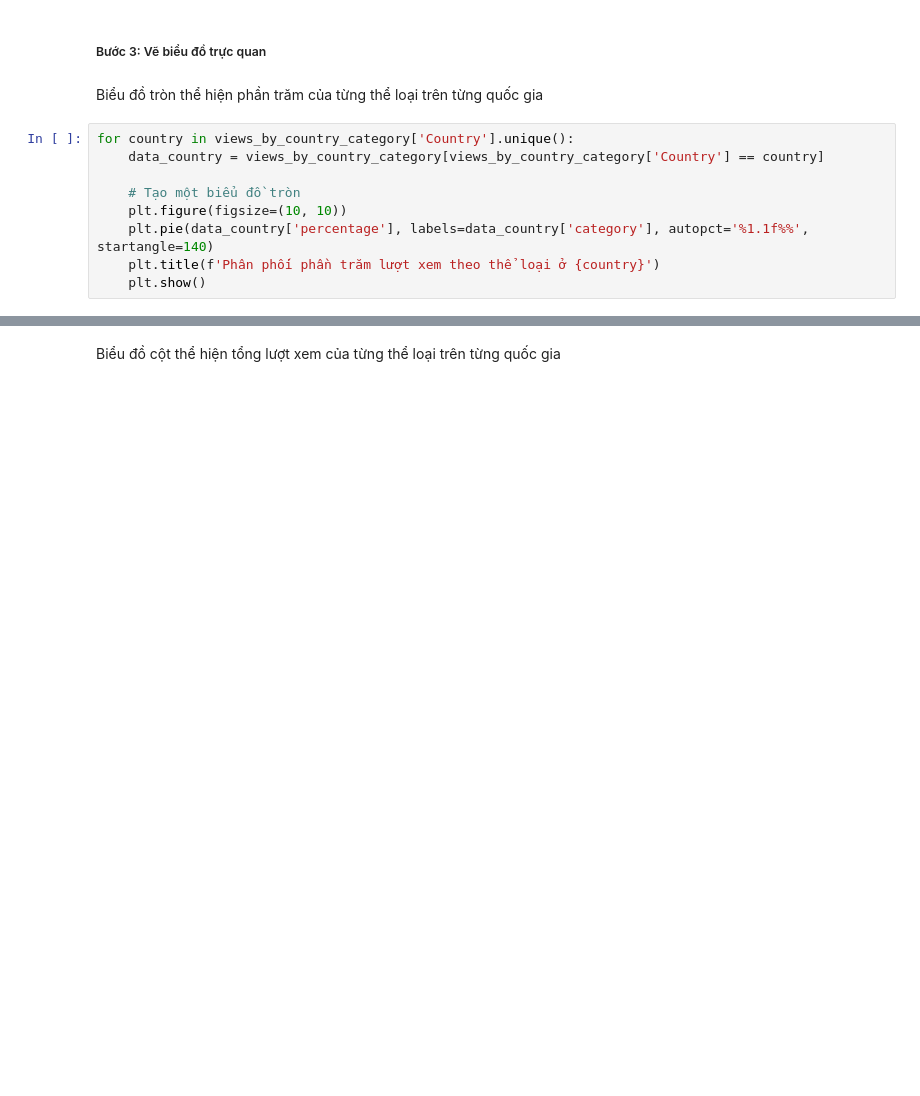
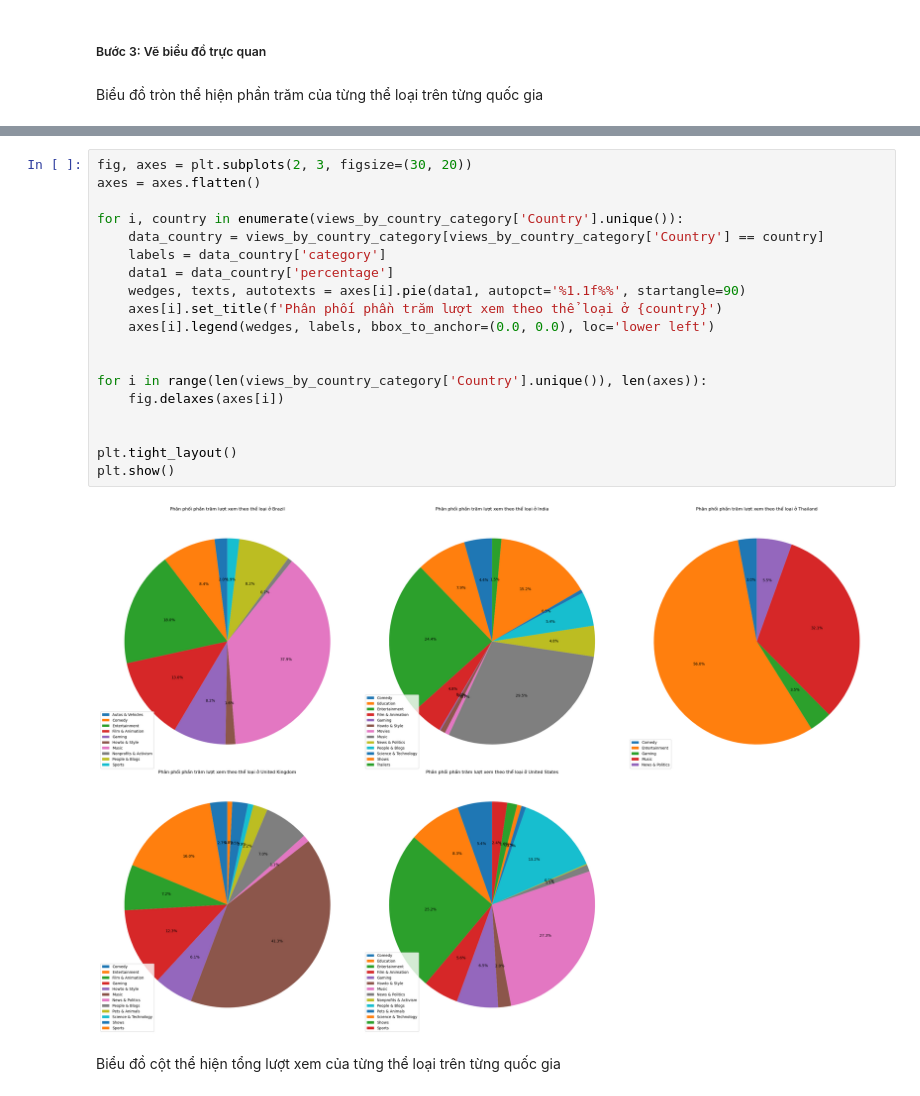
Before and after one commit to BaoDias2505/Final_Project_P4DS, a Jupyter notebook: 21127221_21127583.ipynb, the cells around one changed output, grey strips where cells are left out. Saved outputs shown, nothing was run; the diff lists cells and outputs as text; blank space fills up the shorter version.

```diff
--- a/21127221_21127583.ipynb
+++ b/21127221_21127583.ipynb
@@ -601,12 +613,3 @@ views_by_country_category
 ##### Bước 3: Vẽ biểu đồ trực quan
 # %% [markdown]
 Biểu đồ tròn thể hiện phần trăm của từng thể loại trên từng quốc gia
-# %%
-for country in views_by_country_category['Country'].unique():
-    data_country = views_by_country_category[views_by_country_category['Country'] == country]
-
-    # Tạo một biểu đồ tròn
-    plt.figure(figsize=(10, 10))
-    plt.pie(data_country['percentage'], labels=data_country['category'], autopct='%1.1f%%', startangle=140)
-    plt.title(f'Phân phối phần trăm lượt xem theo thể loại ở {country}')
-    plt.show()
@@ -619,3 +616,24 @@ for country in views_by_country_category['Country'].unique():
+# %%
+fig, axes = plt.subplots(2, 3, figsize=(30, 20))
+axes = axes.flatten()
+
+for i, country in enumerate(views_by_country_category['Country'].unique()):
+    data_country = views_by_country_category[views_by_country_category['Country'] == country]
+    labels = data_country['category']
+    data1 = data_country['percentage']
+    wedges, texts, autotexts = axes[i].pie(data1, autopct='%1.1f%%', startangle=90)
+    axes[i].set_title(f'Phân phối phần trăm lượt xem theo thể loại ở {country}')
+    axes[i].legend(wedges, labels, bbox_to_anchor=(0.0, 0.0), loc='lower left')
+
+
+for i in range(len(views_by_country_category['Country'].unique()), len(axes)):
+    fig.delaxes(axes[i])
+
+
+plt.tight_layout()
+plt.show()
+# %% [output]
+[figure, added]
 # %% [markdown]
 Biểu đồ cột thể hiện tổng lượt xem của từng thể loại trên từng quốc gia
 # %%
```
Also changed, not shown: parts of 18 cells of this notebook.
